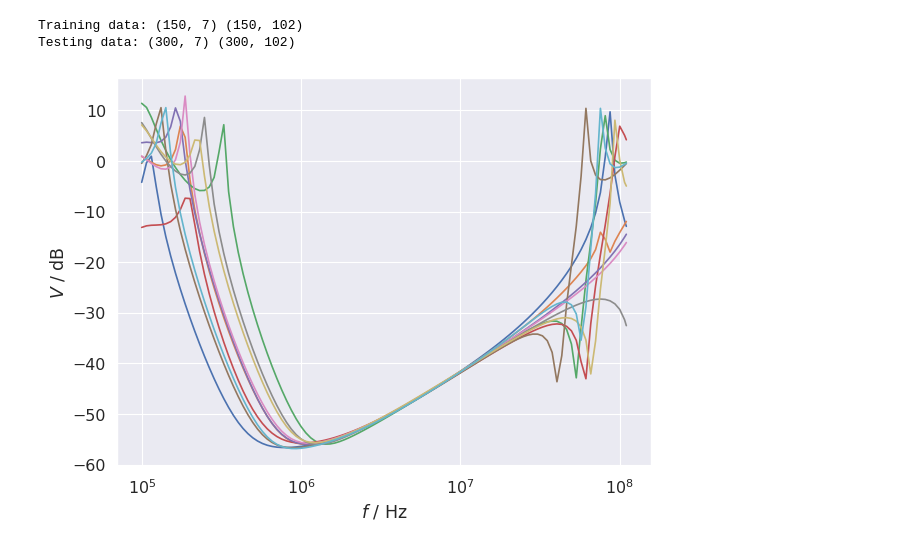
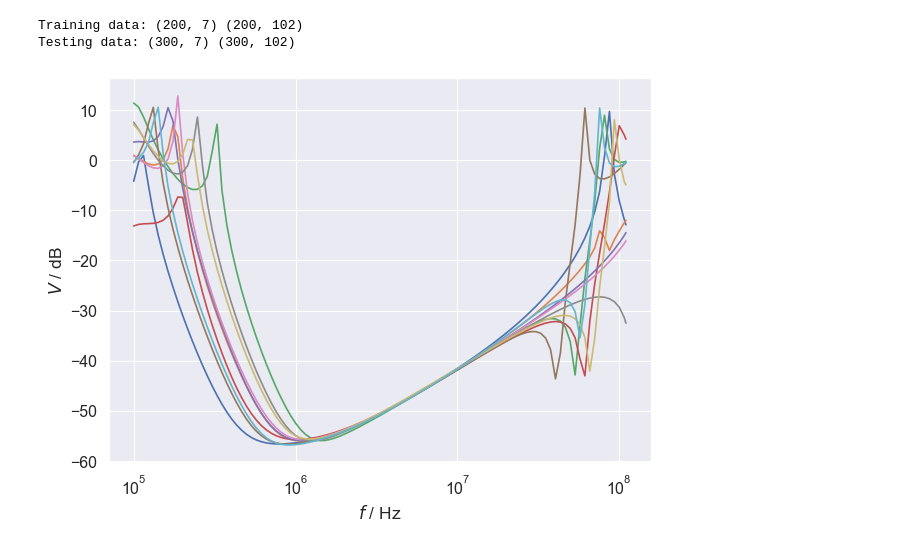
Before and after one commit to TobiLeitgeb/BNN_project, a Jupyter notebook: code/transformer_surrogate.ipynb, the cells around one changed output. Drawn from its saved outputs; the diff is of its cells as text; code cells hidden in the pictures.

```diff
--- a/code/transformer_surrogate.ipynb
+++ b/code/transformer_surrogate.ipynb
@@ -19,32 +24,32 @@ from utils import plot_testset, get_data, minmaxrmspe, plot_samples
 # %%
 data = jnp.load("../data/data_ayush.npz")
 X, Y, f = data["X"], data["Y"], data["f"]
 
 data_key = jr.PRNGKey(0)
 (X_train, Y_train), (X_test, Y_test), (X_val, Y_val) = get_data(
                                                             X,
                                                             Y,
                                                             f,
-                                                            split=(0.3,0.6),
+                                                            split=(0.4,0.6),
                                                             key=data_key,
                                                             dense=False
                                                         )
 print("Training data:",X_train.shape, Y_train.shape)
 print("Testing data:", X_test.shape, Y_test.shape)
 
 sns.set_theme("paper",style="darkgrid",font_scale=1.3)
 fig, ax = plt.subplots()
 ax.plot(f,Y_train[:10].T)
 ax.set_xscale("log")
 ax.set_ylabel(r"$V$ / dB")
 ax.set_xlabel(r"$f$ / Hz" )
 #plt.title(r"Frequency response for some sampels $\bf X$")
 plt.tight_layout()
 plt.savefig("../plots/data_samples.png", dpi=300, )
 # %% [output]
-Training data: (150, 7) (150, 102)
+Training data: (200, 7) (200, 102)
 Testing data: (300, 7) (300, 102)
-[figure, old version]
+[figure, new version]
 # %%
 def dense_layer(
         i: int,
```
Also changed, not shown: parts of 6 cells of this notebook, 21 other files.
